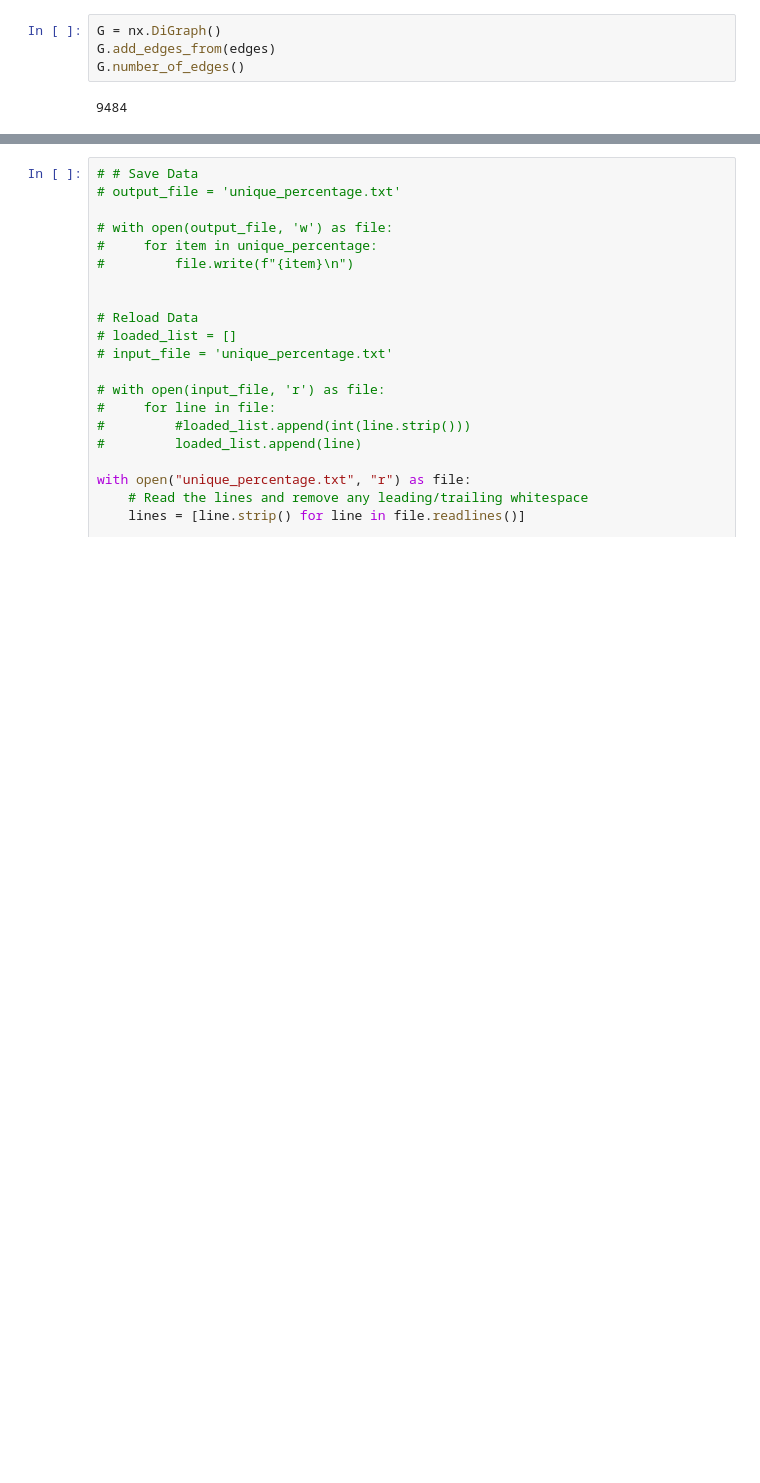
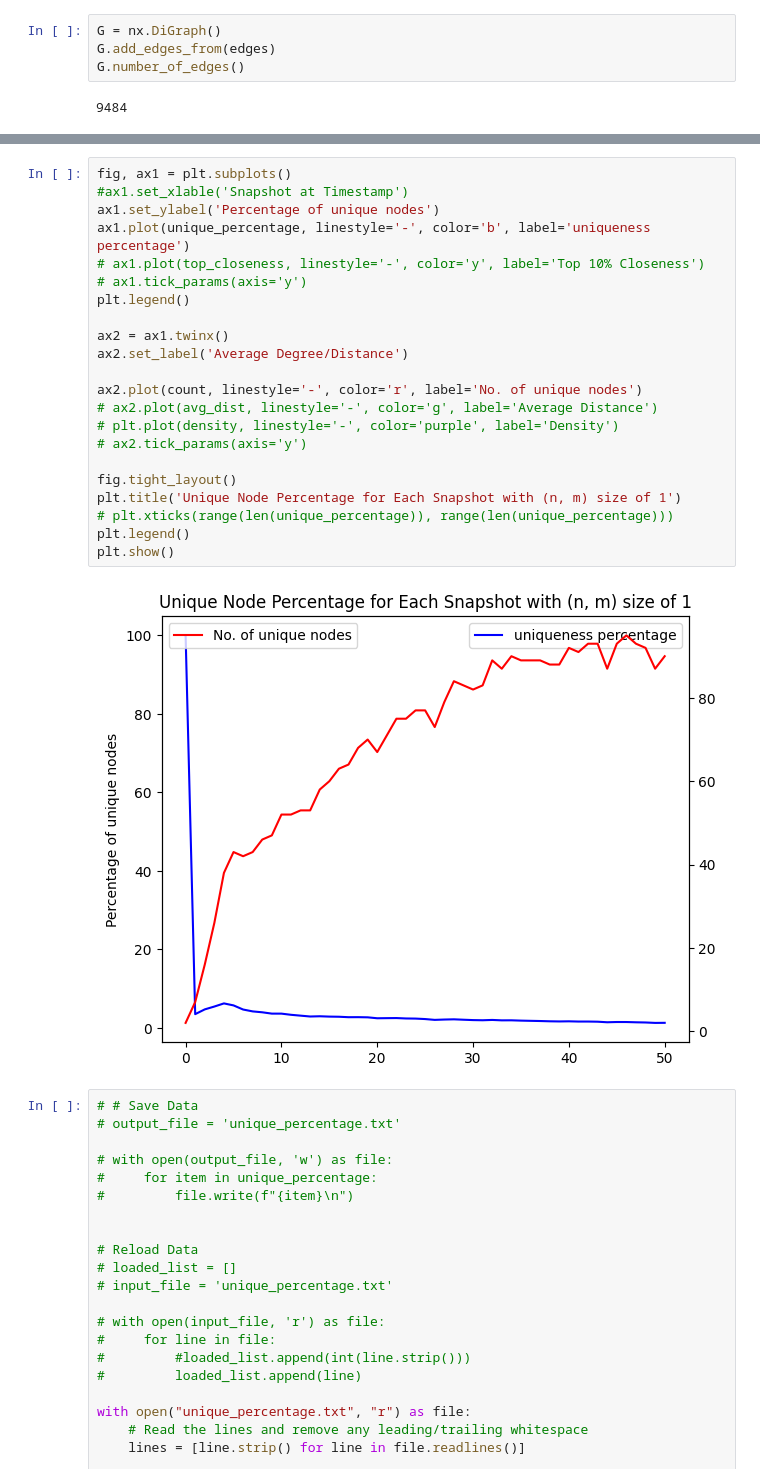
Before and after one commit to JaviAnton/tempo-network-anonymity, a Jupyter notebook: toydata.ipynb, the cells around one changed output, grey strips where cells are left out. Drawn from its saved outputs; the diff is of its cells as text; blank space fills up the shorter version.

```diff
--- a/toydata.ipynb
+++ b/toydata.ipynb
@@ -240,3 +279,27 @@ No artists with labels found to put in legend.  Note that artists whose label st
+# %%
+fig, ax1 = plt.subplots()
+#ax1.set_xlable('Snapshot at Timestamp')
+ax1.set_ylabel('Percentage of unique nodes')
+ax1.plot(unique_percentage, linestyle='-', color='b', label='uniqueness percentage')
+# ax1.plot(top_closeness, linestyle='-', color='y', label='Top 10% Closeness')
+# ax1.tick_params(axis='y')
+plt.legend()
+
+ax2 = ax1.twinx()
+ax2.set_label('Average Degree/Distance')
+
+ax2.plot(count, linestyle='-', color='r', label='No. of unique nodes')
+# ax2.plot(avg_dist, linestyle='-', color='g', label='Average Distance')
+# plt.plot(density, linestyle='-', color='purple', label='Density')
+# ax2.tick_params(axis='y')
+
+fig.tight_layout()
+plt.title('Unique Node Percentage for Each Snapshot with (n, m) size of 1')
+# plt.xticks(range(len(unique_percentage)), range(len(unique_percentage)))
+plt.legend()
+plt.show()
+# %% [output]
+[figure, added]
 # %%
 # # Save Data
 # output_file = 'unique_percentage.txt'
```
Also changed, not shown: parts of 15 cells of this notebook.
